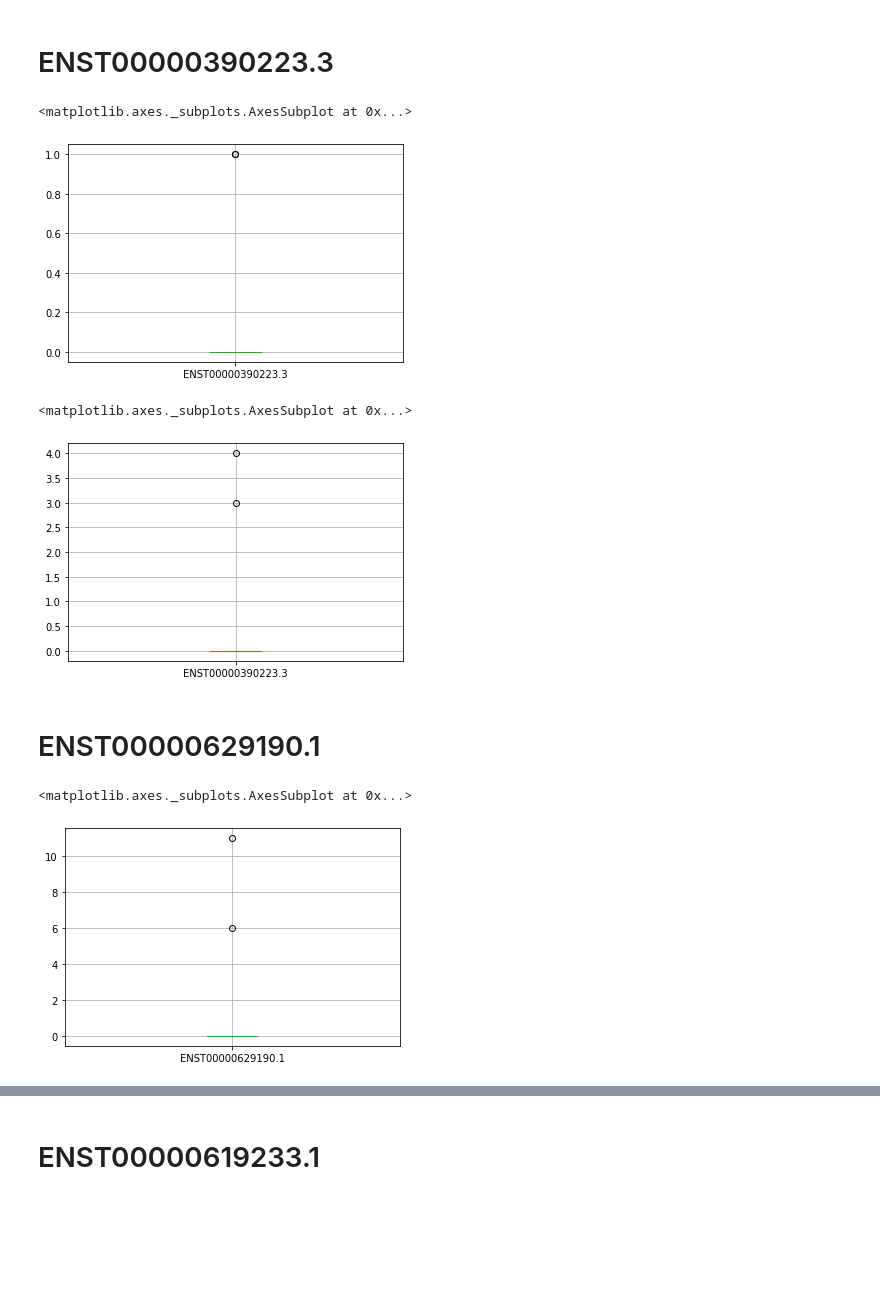
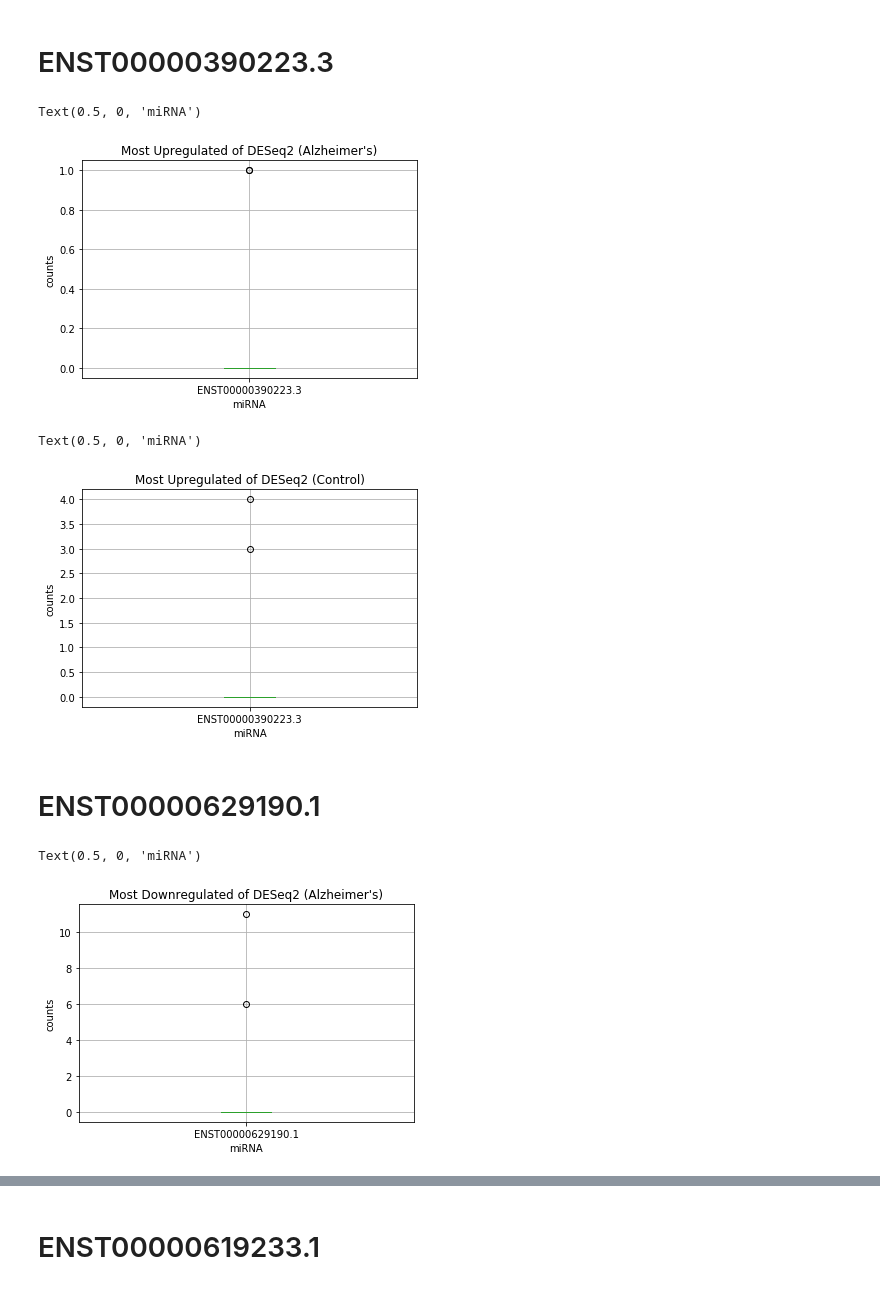
Before and after one commit to justjk139/alzheimers_gene_analysis, a Jupyter notebook: notebooks/analyze.ipynb, the cells around one changed output, grey strips where cells are left out. Drawn from its saved outputs; the diff is of its cells as text; code cells hidden in the pictures; blank space fills up the shorter version.

```diff
--- a/notebooks/analyze.ipynb
+++ b/notebooks/analyze.ipynb
@@ -40,32 +40,41 @@ wilcox_bp.boxplot()
 # %%
 row = alz_df[alz_df['target_id'] == 'ENST00000390223.3']
 row = row.set_index(['target_id']).T
 # sns.boxplot(row)
-row.boxplot()
+fig = row.boxplot()
 #alz
+fig.set_title("Most Upregulated of DESeq2 (Alzheimer's)")
+fig.set_ylabel('counts')
+fig.set_xlabel("miRNA")
 # %% [output]
-<matplotlib.axes._subplots.AxesSubplot at 0x...>
+Text(0.5, 0, 'miRNA')
-[figure, old version]
+[figure, new version]
 # %%
 row = control_df[control_df['target_id'] == 'ENST00000390223.3']
 row = row.set_index(['target_id']).T
 # sns.boxplot(row)
-row.boxplot()
+fig = row.boxplot()
 #control
+fig.set_title("Most Upregulated of DESeq2 (Control)")
+fig.set_ylabel('counts')
+fig.set_xlabel("miRNA")
 # %% [output]
-<matplotlib.axes._subplots.AxesSubplot at 0x...>
+Text(0.5, 0, 'miRNA')
-[figure, old version]
+[figure, new version]
 # %% [markdown]
 # ENST00000629190.1
 # %%
 row = alz_df[alz_df['target_id'] == 'ENST00000629190.1']
 row = row.set_index(['target_id']).T
 # sns.boxplot(row)
-row.boxplot()
+fig = row.boxplot()
 #alz
+fig.set_title("Most Downregulated of DESeq2 (Alzheimer's)")
+fig.set_ylabel('counts')
+fig.set_xlabel("miRNA")
 # %% [output]
-<matplotlib.axes._subplots.AxesSubplot at 0x...>
+Text(0.5, 0, 'miRNA')
-[figure, old version]
+[figure, new version]
 # %%
 row = control_df[control_df['target_id'] == 'ENST00000629190.1']
 row = row.set_index(['target_id']).T
```
Also changed, not shown: parts of 5 cells of this notebook.
